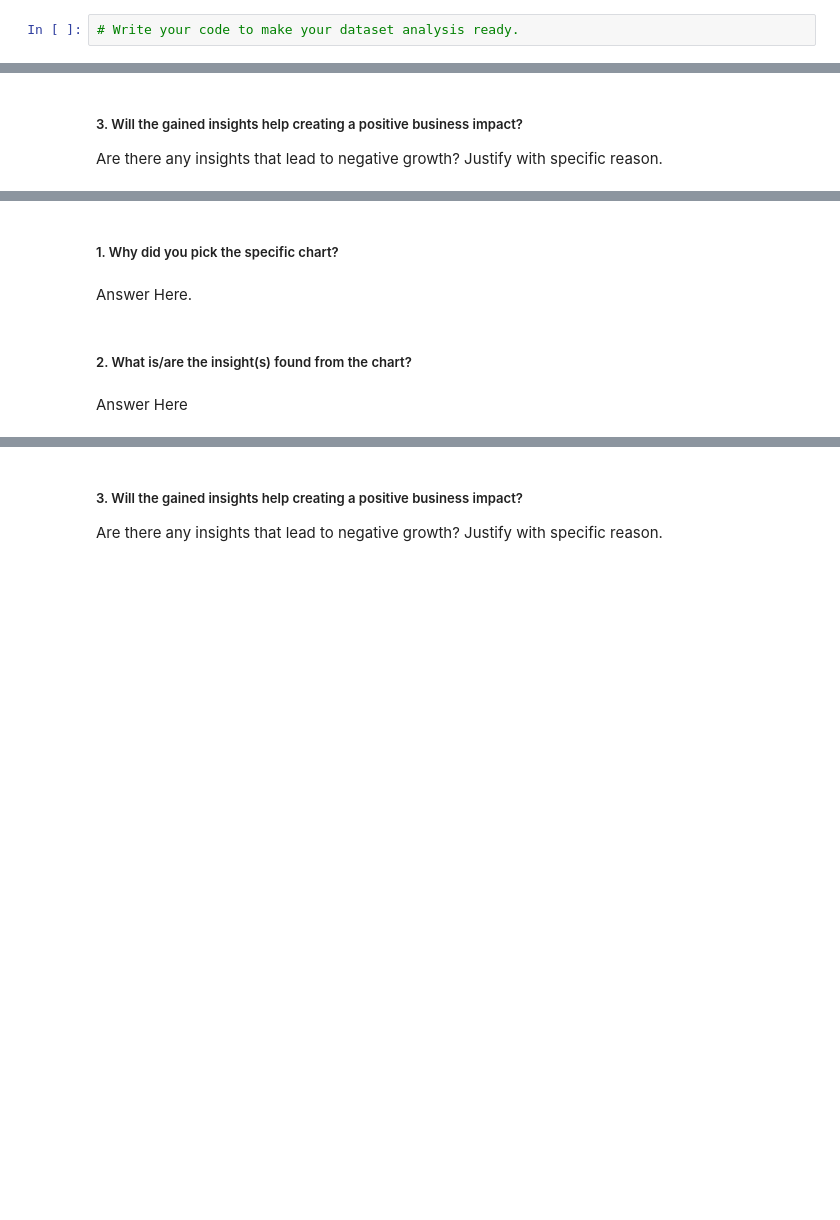
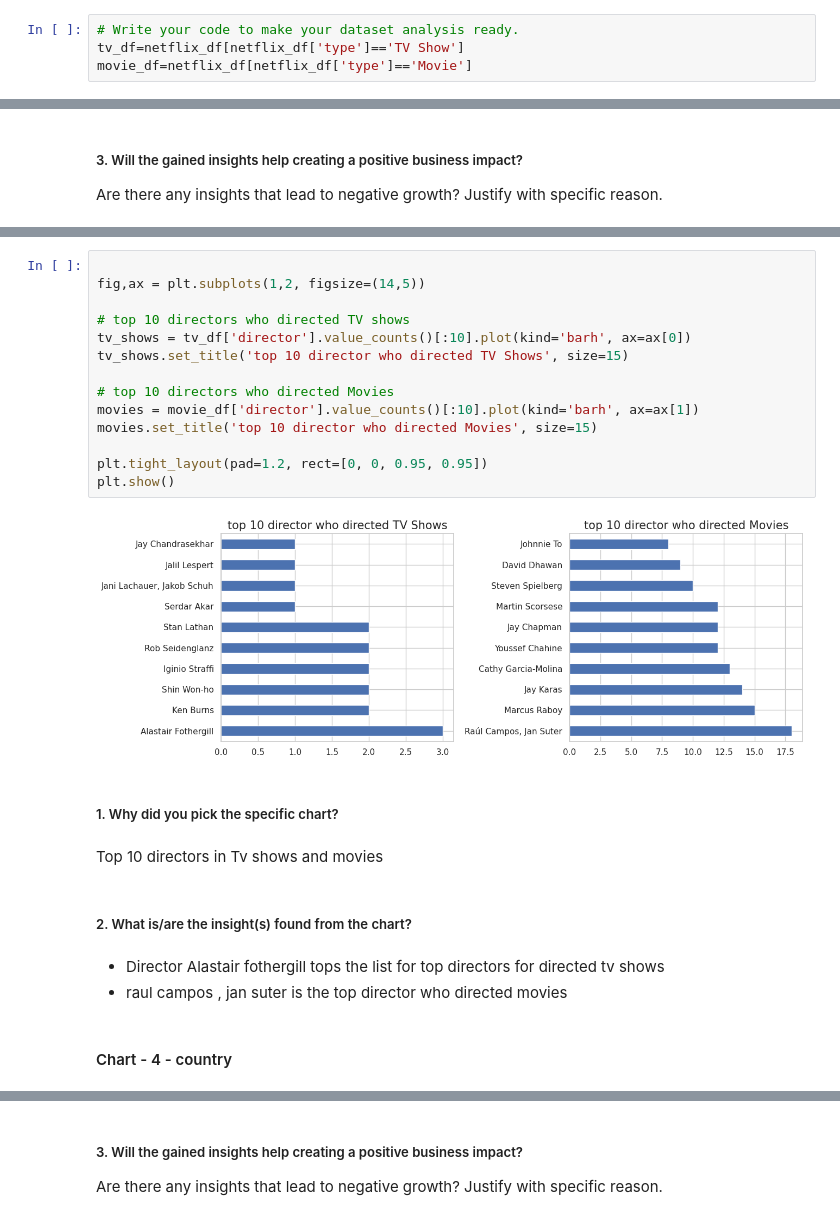
Before and after one commit to albin2122/Netflix-Movies-And-TV-Shows-Clustering, a Jupyter notebook: Netflix_Movies_And_TV_Shows_Clustering.ipynb, the cells around one changed output, grey strips where cells are left out. Cells and saved outputs as stored; diff of their text form; blank space fills up the shorter version.

```diff
--- a/Netflix_Movies_And_TV_Shows_Clustering.ipynb
+++ b/Netflix_Movies_And_TV_Shows_Clustering.ipynb
@@ -127,5 +309,7 @@ Answer Here
 ### Data Wrangling Code
 # %%
 # Write your code to make your dataset analysis ready.
+tv_df=netflix_df[netflix_df['type']=='TV Show']
+movie_df=netflix_df[netflix_df['type']=='Movie']
 # %% [markdown]
 ### What all manipulations have you done and insights you found?
@@ -157,8 +379,27 @@ Answer Here
+# %%
+
+fig,ax = plt.subplots(1,2, figsize=(14,5))
+
+# top 10 directors who directed TV shows
+tv_shows = tv_df['director'].value_counts()[:10].plot(kind='barh', ax=ax[0])
+tv_shows.set_title('top 10 director who directed TV Shows', size=15)
+
+# top 10 directors who directed Movies
+movies = movie_df['director'].value_counts()[:10].plot(kind='barh', ax=ax[1])
+movies.set_title('top 10 director who directed Movies', size=15)
+
+plt.tight_layout(pad=1.2, rect=[0, 0, 0.95, 0.95])
+plt.show()
+# %% [output]
+[figure, added]
 # %% [markdown]
 ##### 1. Why did you pick the specific chart?
-# %% [markdown]
-Answer Here.
+# %% [markdown]
+Top 10 directors in Tv shows and movies
 # %% [markdown]
 ##### 2. What is/are the insight(s) found from the chart?
-# %% [markdown]
-Answer Here
+# %% [markdown]
+* Director Alastair fothergill tops the list for top directors for directed tv shows
+* raul campos , jan suter is the top director who directed movies
+# %% [markdown]
+#### Chart - 4 - country
```
Also changed, not shown: parts of 193 cells of this notebook.
